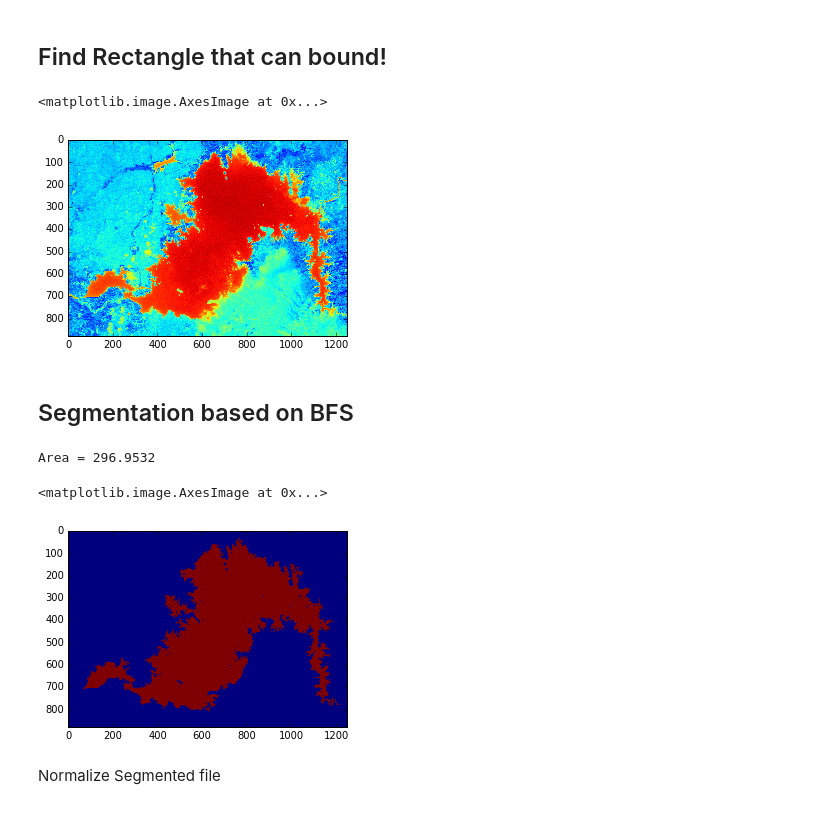
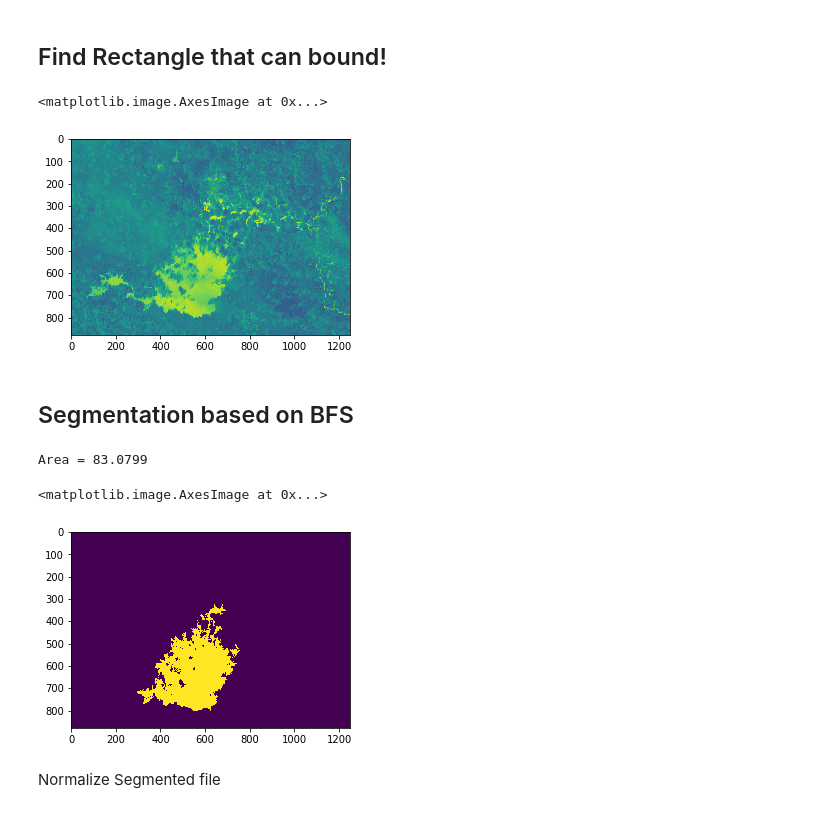
Before and after one commit to Hydroviet/Landsat-Imagery, a Jupyter notebook: Create_geoJSON_byMonth.ipynb, the cells around one changed output. Drawn from its saved outputs; the diff is of its cells as text; code cells hidden in the pictures.

Commit message:
Update Visualize - Part 1

```diff
--- a/Create_geoJSON_byMonth.ipynb
+++ b/Create_geoJSON_byMonth.ipynb
@@ -13,27 +10,29 @@ NDWI2 = rasterio.open(geotiffPath + 'NDWI2.TIF')
 # %%
-vn_reservoirs_path = 'vnreservoirs/VN_Reservoirs.shp'
+vn_reservoirs_path = 'VN_Reservoirs.shp'
 df = gpd.read_file(vn_reservoirs_path)
 plt.rcParams['figure.figsize'] = 5, 5
 ho_tri_an = df[df.AREA_SKM == 277.4]
 # %% [markdown]
 ## Find Rectangle that can bound!
 # %%
+geotiffPath = 'L7_Data/2010_06_20/'
+NDWI = rasterio.open(geotiffPath + 'NDWI3.TIF')
 from utils.landsatHepers import *
-ndwi2, original_transform = getMaskFromShape(ho_tri_an, NDWI2, eps=2000)
-plt.imshow(ndwi2)
+ndwi, original_transform = getMaskFromShape(ho_tri_an, NDWI, eps=2000)
+pyplot.imshow(ndwi)
 # %% [output]
 <matplotlib.image.AxesImage at 0x...>
-[figure, old version]
+[figure, new version]
 # %% [markdown]
 ## Segmentation based on BFS
 # %%
-area, segment_array = countPixel(ndwi2, 'NDWI2', [600, 700])
+area, segment_array = countPixel(ndwi, 'NDWI3', [600, 600])
 print("Area = {0}".format(area * 900 / 1000000))
-plt.imshow(segment_array)
+pyplot.imshow(segment_array)
 # %% [output]
-Area = 296.9532
+Area = 83.0799
 <matplotlib.image.AxesImage at 0x...>
-[figure, old version]
+[figure, new version]
 # %% [markdown]
 Normalize Segmented file
 # %%
```
Also changed, not shown: parts of 8 cells of this notebook, 8 other files.
